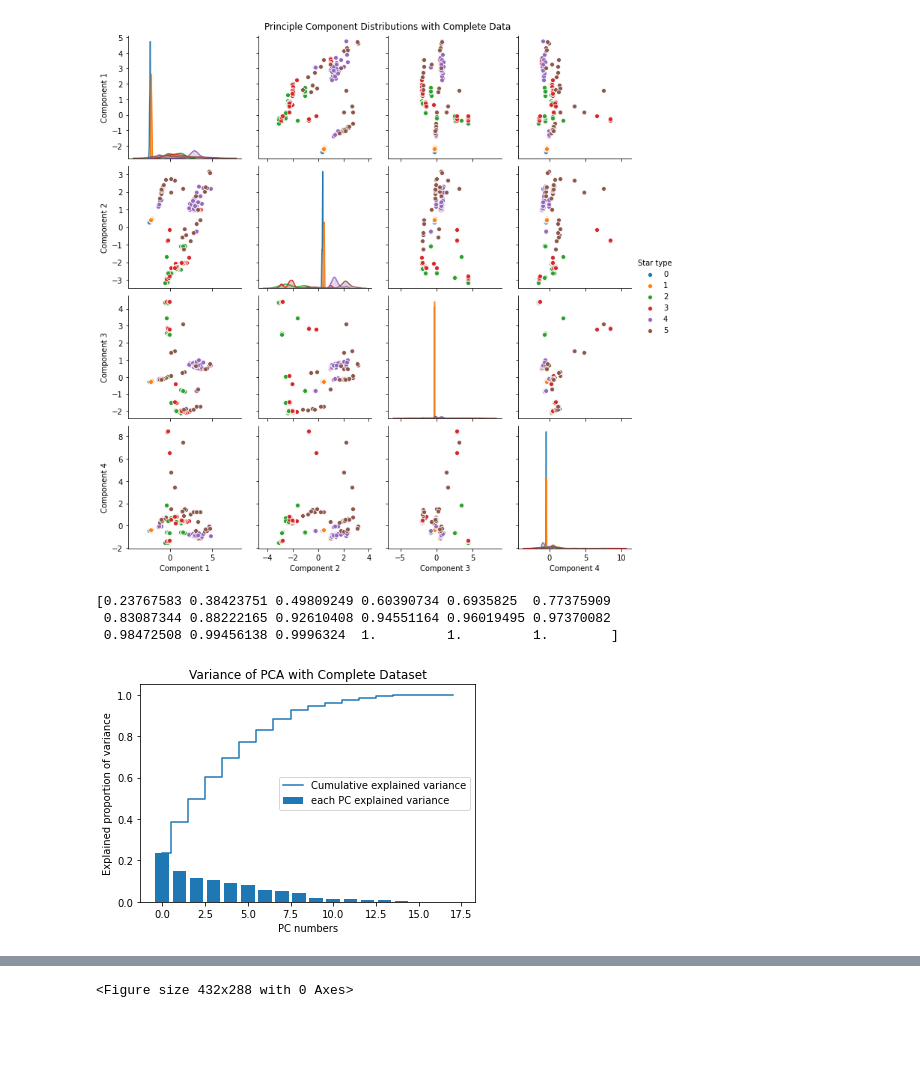
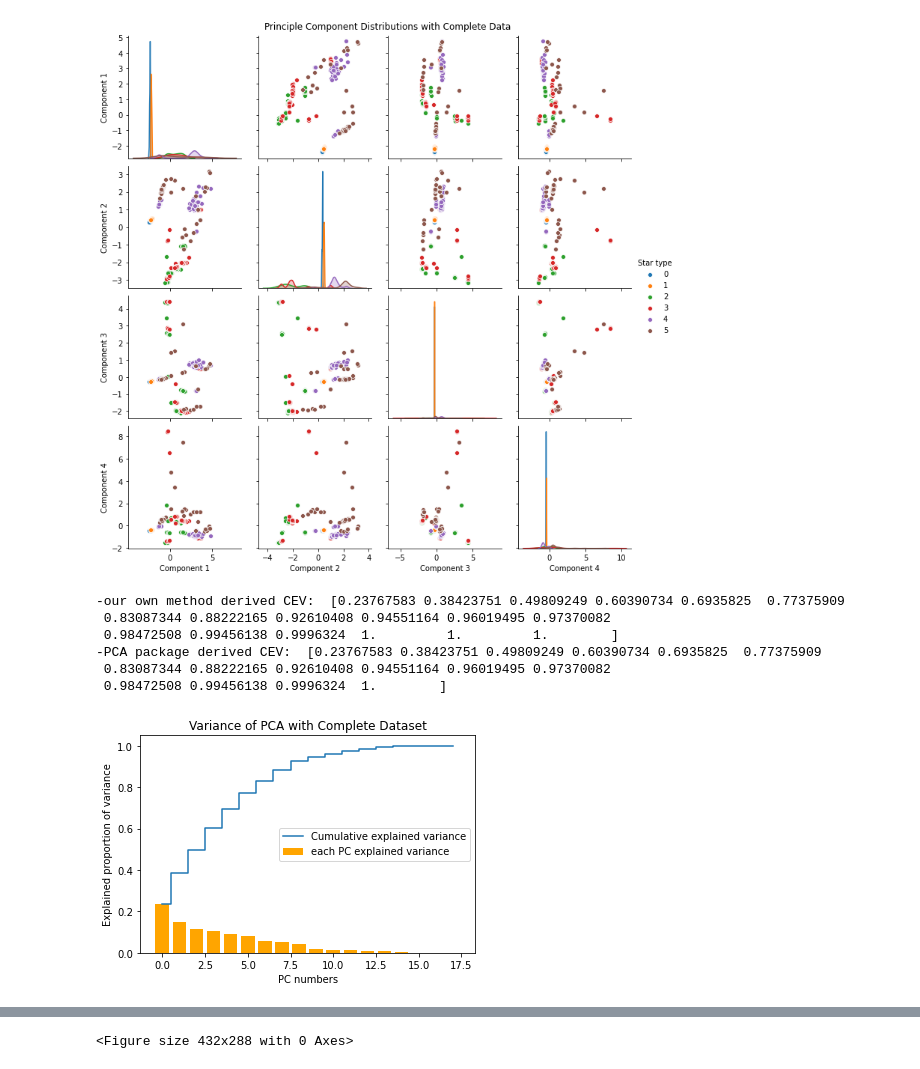
Before and after one commit to joshua-j-hong/COGS118B_Project, a Jupyter notebook: project_code.ipynb, the cells around one changed output, grey strips where cells are left out. Cells and saved outputs as stored; diff of their text form; code cells hidden in the pictures; blank space fills up the shorter version.

```diff
--- a/project_code.ipynb
+++ b/project_code.ipynb
@@ -294,25 +294,42 @@ scatterplot.savefig("./visualizations/pcaAll_Data.png")
 # %% [output]
 [figure]
 # %%
+#use the definition of explained variance to compute the explained variance by our own method through for loop
+total_egnvalues = sum(eigvals)
+total_egnvalues = sum(eigvals)
+exp_prop_var1=[]
+for i in (eigvals):
+    exp_prop_var1.append(i/total_egnvalues)
 
-total_egnvalues = sum(eigvals)
-exp_prop_var=[]
-for i in (eigvals):
-    exp_prop_var.append(i/total_egnvalues)
+# Using PCA package to double check our error and variance, whether we have the appropriate covariance matrix, and
+#we can select the threshhold number for PCA explained variance
+pca = PCA(0.9999999)
+X = pca.fit_transform(data_woLabel)
+exp_prop_var2 = pca.explained_variance_ratio_
 
-cum_exp_var = np.cumsum(exp_prop_var)
-# visualizing culmulative expalined and variance and the number of PC that it needs to get there
-print(cum_exp_var)
-plt.bar(range(0,len(exp_prop_var)), exp_prop_var, label='each PC explained variance')
-plt.step(range(0,len(cum_exp_var)), cum_exp_var, where='mid',label='Cumulative explained variance')
+# Cumulative explained variance; It will help us to determine the number of principal compoents to use
+#based on our threshhold 0.9 in our case
+# check for consistency between PCA pacakge and our own method
+cum_exp_var1 = np.cumsum(exp_prop_var1)
+cum_exp_var2 = np.cumsum(exp_prop_var2)
+print('-our own method derived CEV: ',cum_exp_var1)
+print('-PCA package derived CEV: ',cum_exp_var2)
+# visualizing culmulative explained and variance and the number of PC that it needs to get there
+
+
+plt.bar(range(0,len(exp_prop_var1)), exp_prop_var1, label='each PC explained variance', color='orange')
+plt.step(range(0,len(cum_exp_var1)), cum_exp_var1, where='mid',label='Cumulative explained variance')
 plt.ylabel('Explained proportion of variance')
 plt.xlabel('PC numbers')
 plt.title("Variance of PCA with Complete Dataset")
 plt.legend(loc='best')
 plt.savefig("./visualizations/pcaAll_variance.png")
 plt.show()
 # %% [output]
-[0.23767583 0.38423751 0.49809249 0.60390734 0.6935825  0.77375909
+-our own method derived CEV:  [0.23767583 0.38423751 0.49809249 0.60390734 0.6935825  0.77375909
  0.83087344 0.88222165 0.92610408 0.94551164 0.96019495 0.97370082
  0.98472508 0.99456138 0.9996324  1.         1.         1.        ]
+-PCA package derived CEV:  [0.23767583 0.38423751 0.49809249 0.60390734 0.6935825  0.77375909
+ 0.83087344 0.88222165 0.92610408 0.94551164 0.96019495 0.97370082
+ 0.98472508 0.99456138 0.9996324  1.        ]
-[figure, old version]
+[figure, new version]
```
Also changed, not shown: parts of 18 cells of this notebook, 11 other files.
